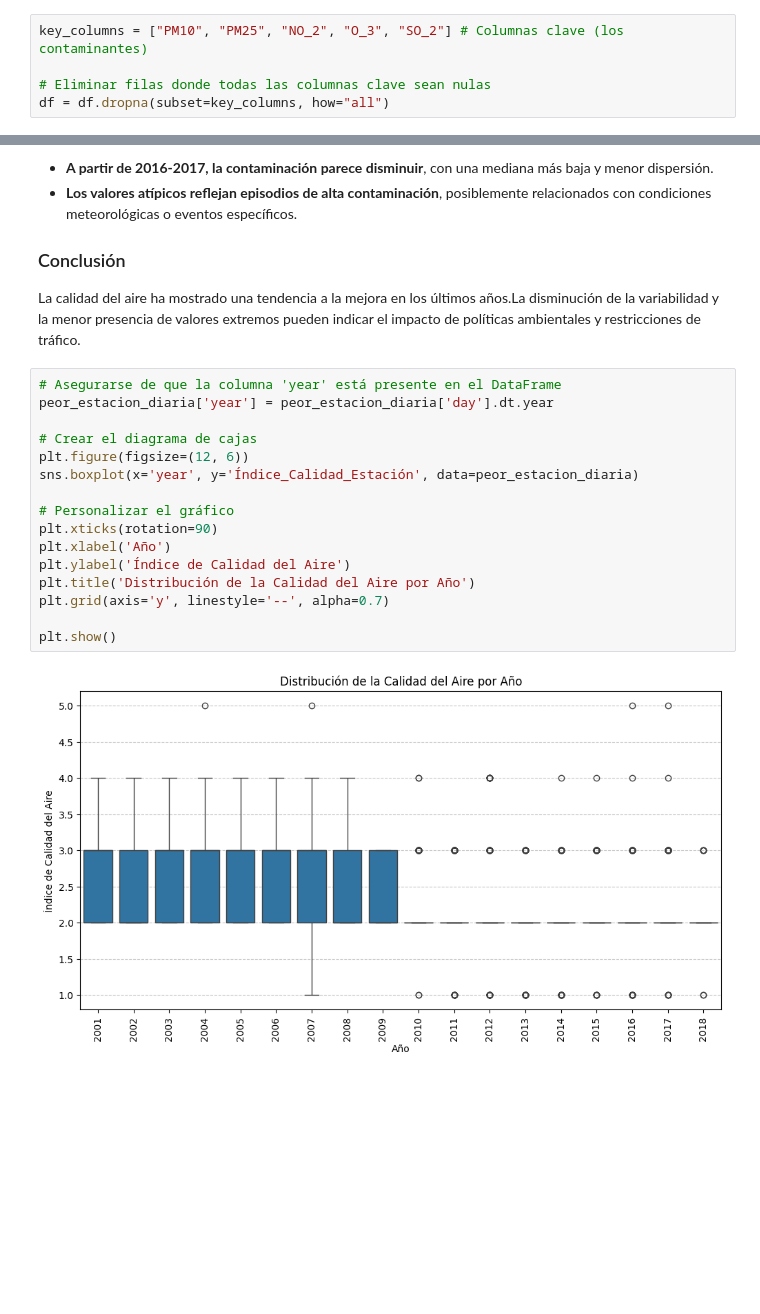
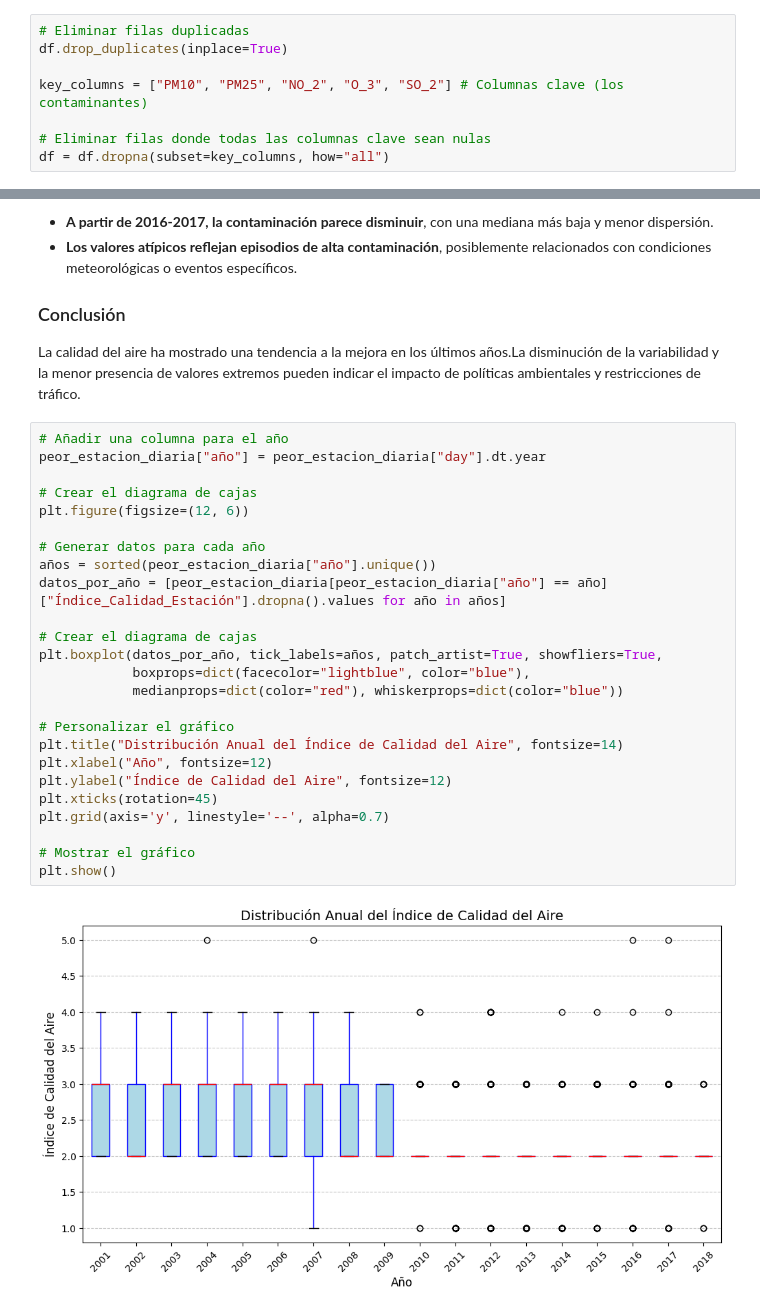
Before and after one commit to juanky0111/Laboratorio1_Data_Mining, a Jupyter notebook: air_quality.ipynb, the cells around one changed output, grey strips where cells are left out. Drawn from its saved outputs; the diff is of its cells as text; blank space fills up the shorter version.

```diff
--- a/air_quality.ipynb
+++ b/air_quality.ipynb
@@ -124,6 +121,9 @@ Depués vamos a hacer lo que hemos comentado previamente de eliminar las filas q
 
 *De esta manera, haremos un tratamiento de los valores nulos eficiente, eliminando sobrecarga de información inútil*
 # %%
+# Eliminar filas duplicadas
+df.drop_duplicates(inplace=True)
+
 key_columns = ["PM10", "PM25", "NO_2", "O_3", "SO_2"] # Columnas clave (los contaminantes)
 
 # Eliminar filas donde todas las columnas clave sean nulas
@@ -360,20 +392,29 @@ El gráfico muestra la evolución de la calidad del aire en Madrid entre 2001 y
 ### Conclusión
 La calidad del aire ha mostrado una tendencia a la mejora en los últimos años.La disminución de la variabilidad y la menor presencia de valores extremos pueden indicar el impacto de políticas ambientales y restricciones de tráfico.
 # %%
-# Asegurarse de que la columna 'year' está presente en el DataFrame
-peor_estacion_diaria['year'] = peor_estacion_diaria['day'].dt.year
+# Añadir una columna para el año
+peor_estacion_diaria["año"] = peor_estacion_diaria["day"].dt.year
 
 # Crear el diagrama de cajas
 plt.figure(figsize=(12, 6))
-sns.boxplot(x='year', y='Índice_Calidad_Estación', data=peor_estacion_diaria)
+
+# Generar datos para cada año
+años = sorted(peor_estacion_diaria["año"].unique())
+datos_por_año = [peor_estacion_diaria[peor_estacion_diaria["año"] == año]["Índice_Calidad_Estación"].dropna().values for año in años]
+
+# Crear el diagrama de cajas
+plt.boxplot(datos_por_año, tick_labels=años, patch_artist=True, showfliers=True,
+            boxprops=dict(facecolor="lightblue", color="blue"),
+            medianprops=dict(color="red"), whiskerprops=dict(color="blue"))
 
 # Personalizar el gráfico
-plt.xticks(rotation=90)
-plt.xlabel('Año')
-plt.ylabel('Índice de Calidad del Aire')
-plt.title('Distribución de la Calidad del Aire por Año')
+plt.title("Distribución Anual del Índice de Calidad del Aire", fontsize=14)
+plt.xlabel("Año", fontsize=12)
+plt.ylabel("Índice de Calidad del Aire", fontsize=12)
+plt.xticks(rotation=45)
 plt.grid(axis='y', linestyle='--', alpha=0.7)
 
+# Mostrar el gráfico
 plt.show()
 # %% [output]
-[figure, old version]
+[figure, new version]
```
Also changed, not shown: parts of 22 cells of this notebook.
